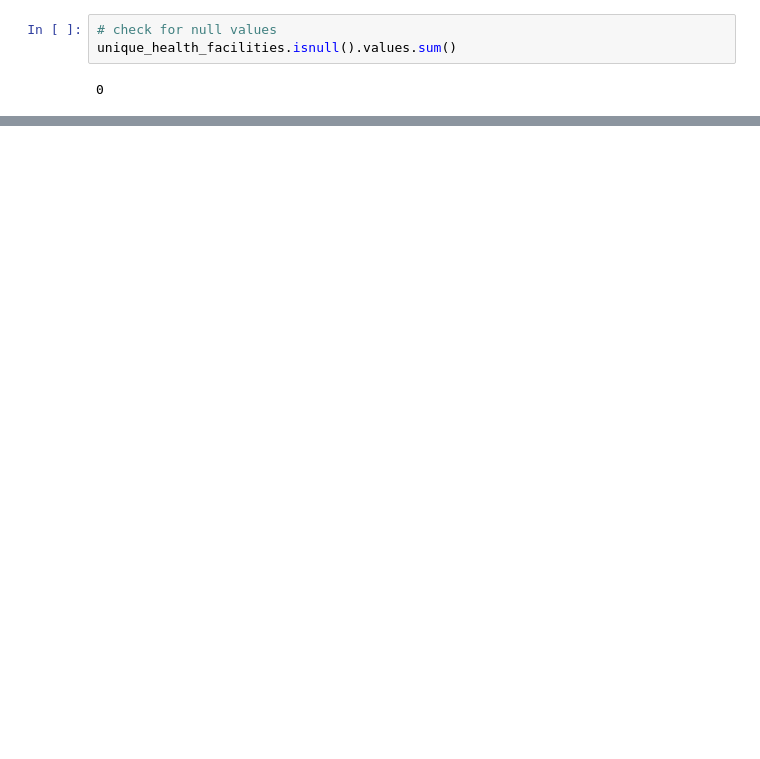
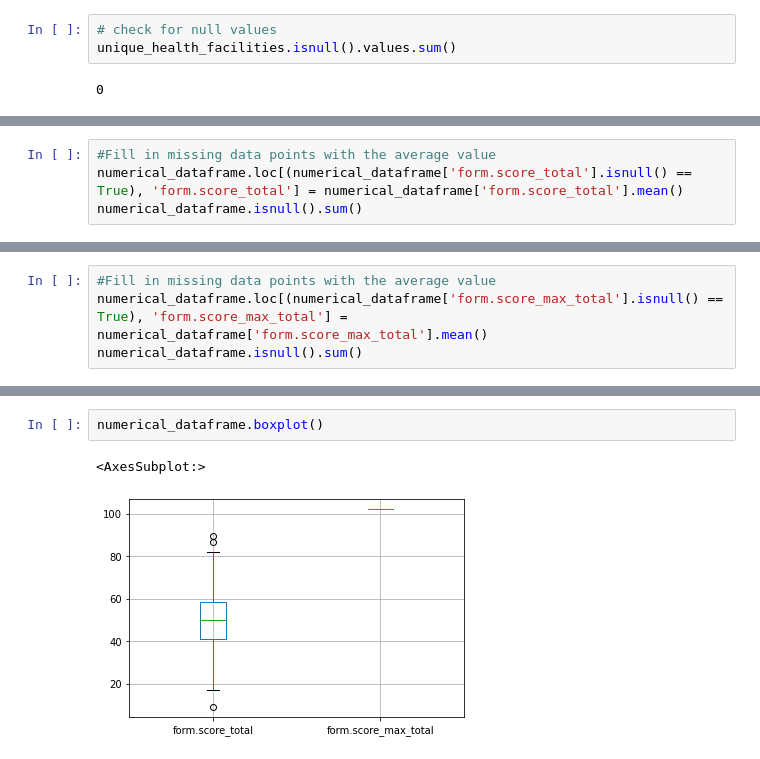
Before and after one commit to Kinjuriu/Health_Facility_Assesment, a Jupyter notebook: AssesmentOne.ipynb, the cells around one changed output, grey strips where cells are left out. Saved outputs shown, nothing was run; the diff lists cells and outputs as text; blank space fills up the shorter version.

```diff
--- a/AssesmentOne.ipynb
+++ b/AssesmentOne.ipynb
@@ -334,0 +473,4 @@ unique_health_facilities.isnull().values.sum()
+# %%
+#Fill in missing data points with the average value
+numerical_dataframe.loc[(numerical_dataframe['form.score_total'].isnull() == True), 'form.score_total'] = numerical_dataframe['form.score_total'].mean()
+numerical_dataframe.isnull().sum()
@@ -334,0 +481,4 @@ unique_health_facilities.isnull().values.sum()
+# %%
+#Fill in missing data points with the average value
+numerical_dataframe.loc[(numerical_dataframe['form.score_max_total'].isnull() == True), 'form.score_max_total'] = numerical_dataframe['form.score_max_total'].mean()
+numerical_dataframe.isnull().sum()
@@ -334,0 +495,5 @@ unique_health_facilities.isnull().values.sum()
+# %%
+numerical_dataframe.boxplot()
+# %% [output]
+<AxesSubplot:>
+[figure, added]
```
Also changed, not shown: parts of 36 cells of this notebook, 8 other files.
